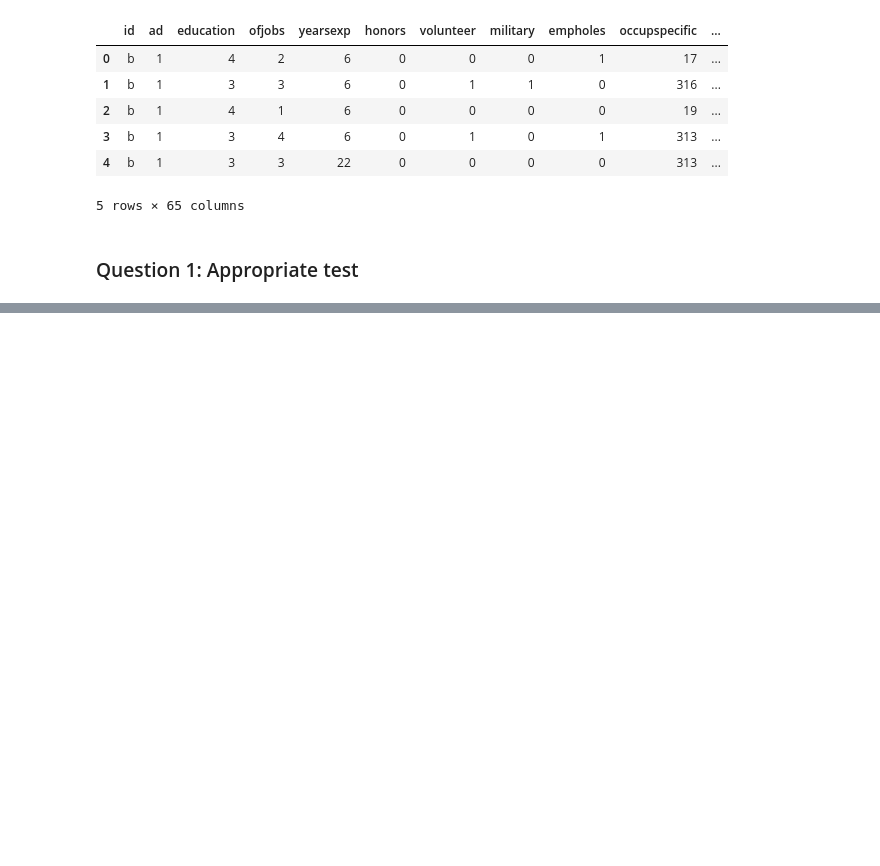
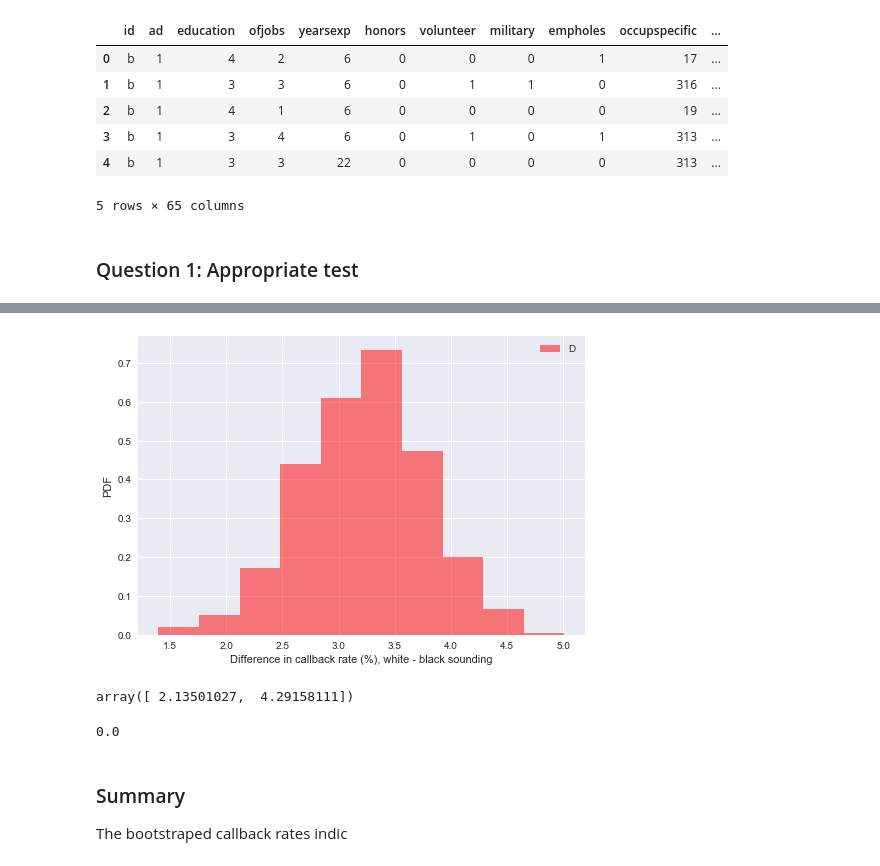
Before and after one commit to gussie/Springboard_data_science, a Jupyter notebook: EDA_Projects/racial_disc/sliderule_dsi_inferential_statistics_exercise_2.ipynb, the cells around one changed output, grey strips where cells are left out. Saved outputs shown, nothing was run; the diff lists cells and outputs as text; code cells hidden in the pictures; blank space fills up the shorter version.

```diff
--- a/EDA_Projects/racial_disc/sliderule_dsi_inferential_statistics_exercise_2.ipynb
+++ b/EDA_Projects/racial_disc/sliderule_dsi_inferential_statistics_exercise_2.ipynb
@@ -40,0 +112,22 @@ data.head()
+# %%
+diff = w_bs-b_bs
+_ = plt.hist(diff, color = 'red', alpha = 0.5, normed = True)
+_ = plt.xlabel('Difference in callback rate (%), white - black sounding')
+_ = plt.ylabel('PDF')
+_ = plt.legend(('Difference'))
+plt.show()
+# %% [output]
+[figure, added]
+# %%
+#The 95% confidence level
+np.percentile(diff, [2.5, 97.5])
+# %% [output]
+array([ 2.13501027,  4.29158111])
+# %%
+p = np.sum(diff < 0) / len(diff)
+print(p)
+# %% [output]
+0.0
+# %% [markdown]
+### Summary
+The bootstraped callback rates indic
```
Also changed, not shown: parts of 14 cells of this notebook, 2 other files.
